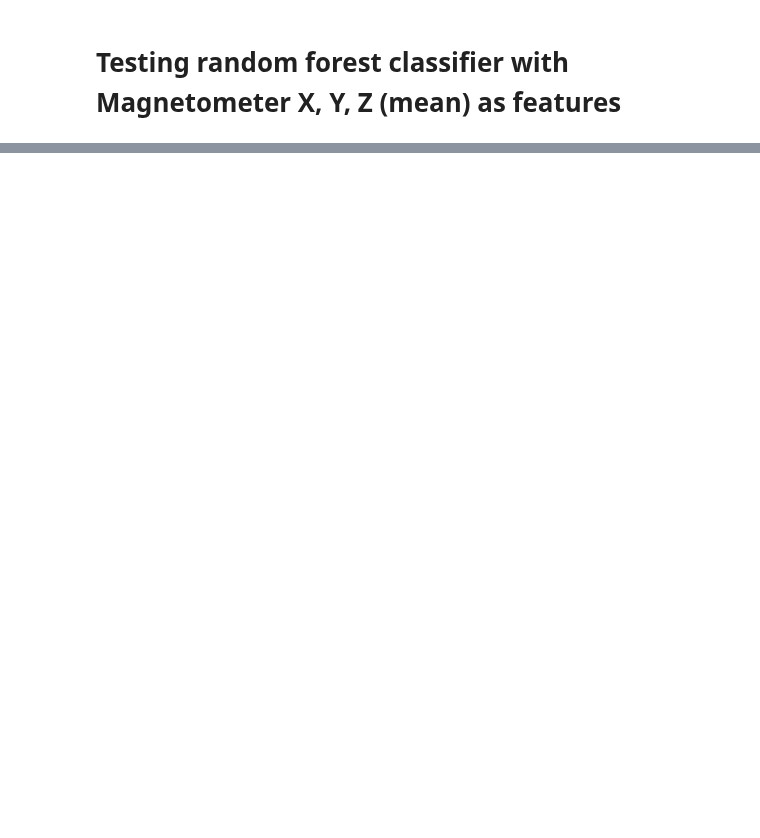
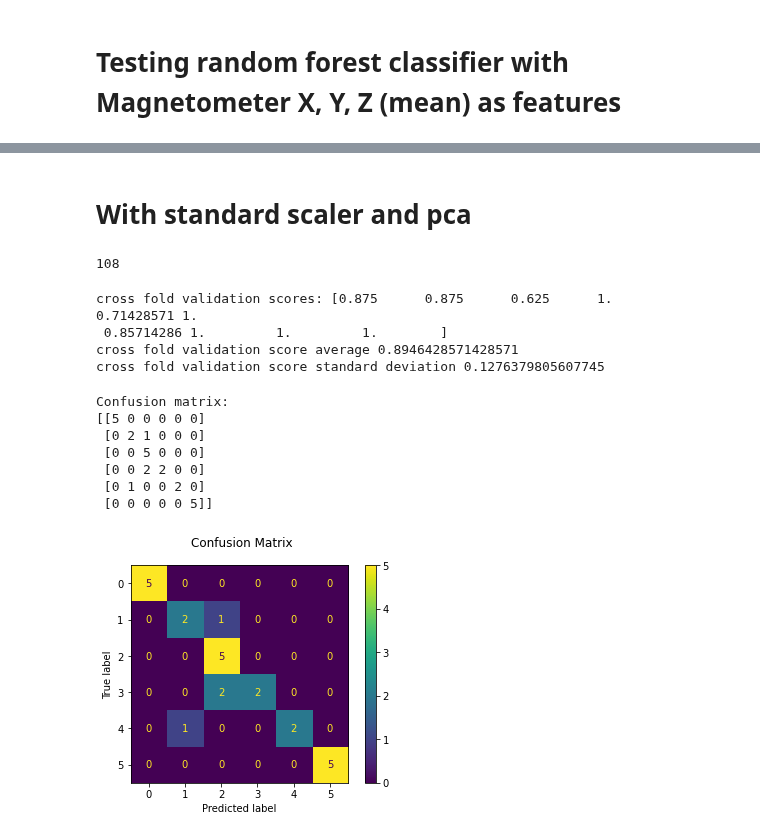
Before and after one commit to robyhartonodev/angewandte-ki-cog-village, a Jupyter notebook: read.ipynb, the cells around one changed output, grey strips where cells are left out. Cells and saved outputs as stored; diff of their text form; code cells hidden in the pictures; blank space fills up the shorter version.

```diff
--- a/read.ipynb
+++ b/read.ipynb
@@ -348,0 +352,55 @@ Confusion matrix:
+# %% [markdown]
+# With standard scaler and pca
+# %%
+from sklearn.preprocessing import StandardScaler
+from sklearn.decomposition import PCA
+
+# Standardizing the features
+X = StandardScaler().fit_transform(X)
+
+pca            = PCA(n_components=20)
+pca_components = pca.fit_transform(X)
+
+print(pca.n_features_)
+
+df_pca = pd.DataFrame(data = pca_components)
+
+X = df_pca.iloc[:, 0:len(df_pca.columns)].to_numpy()
+y = df['label'].to_numpy()
+# %% [output]
+108
+# %%
+X_train, X_test, y_train, y_test = train_test_split(X, y, test_size=0.33, random_state=42)
+
+clf = RandomForestClassifier(random_state=0)
+clf.fit(X_train, y_train)
+
+predicted = clf.predict(X_test)
+
+# Cross fold validation - 10 folds
+scores = cross_val_score(clf, X, y, cv=10)
+
+# Scores value
+print('cross fold validation scores:', scores)
+print('cross fold validation score average', scores.mean())
+print('cross fold validation score standard deviation', scores.std())
+# %% [output]
+cross fold validation scores: [0.875      0.875      0.625      1.         0.71428571 1.
+ 0.85714286 1.         1.         1.        ]
+cross fold validation score average 0.8946428571428571
+cross fold validation score standard deviation 0.1276379805607745
+# %%
+disp = metrics.plot_confusion_matrix(clf, X_test, y_test)
+disp.figure_.suptitle("Confusion Matrix")
+print(f"Confusion matrix:\n{disp.confusion_matrix}")
+
+plt.show()
+# %% [output]
+Confusion matrix:
+[[5 0 0 0 0 0]
+ [0 2 1 0 0 0]
+ [0 0 5 0 0 0]
+ [0 0 2 2 0 0]
+ [0 1 0 0 2 0]
+ [0 0 0 0 0 5]]
+[figure, added]
```
Also changed, not shown: parts of 4 cells of this notebook.
